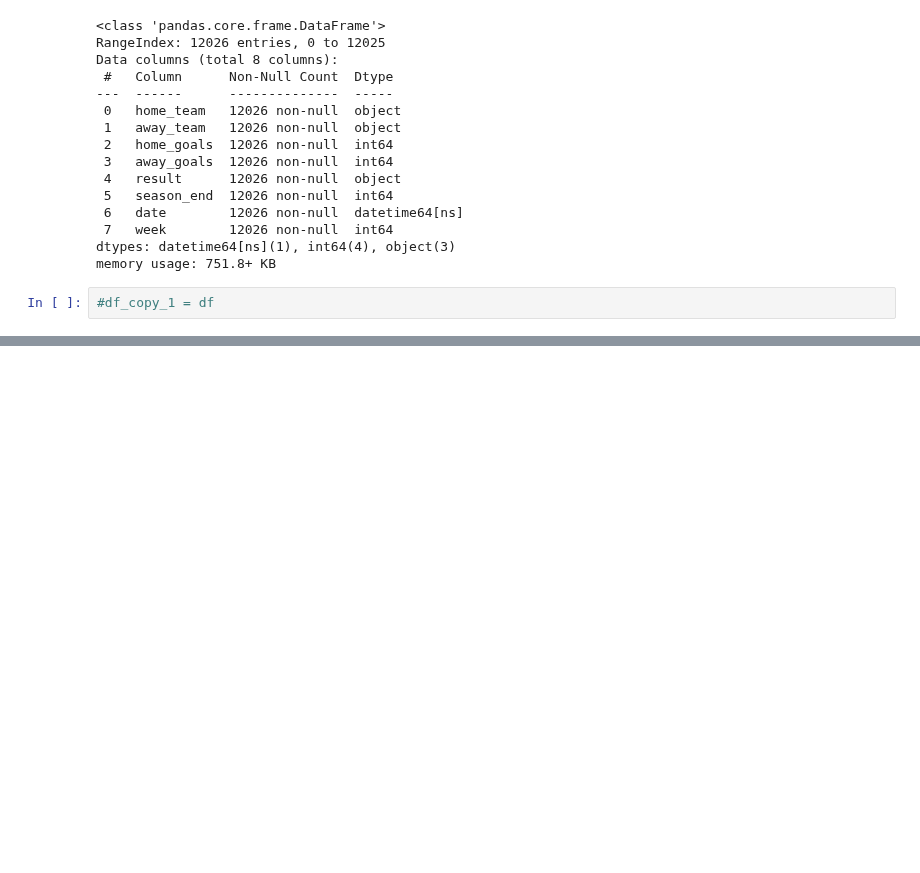
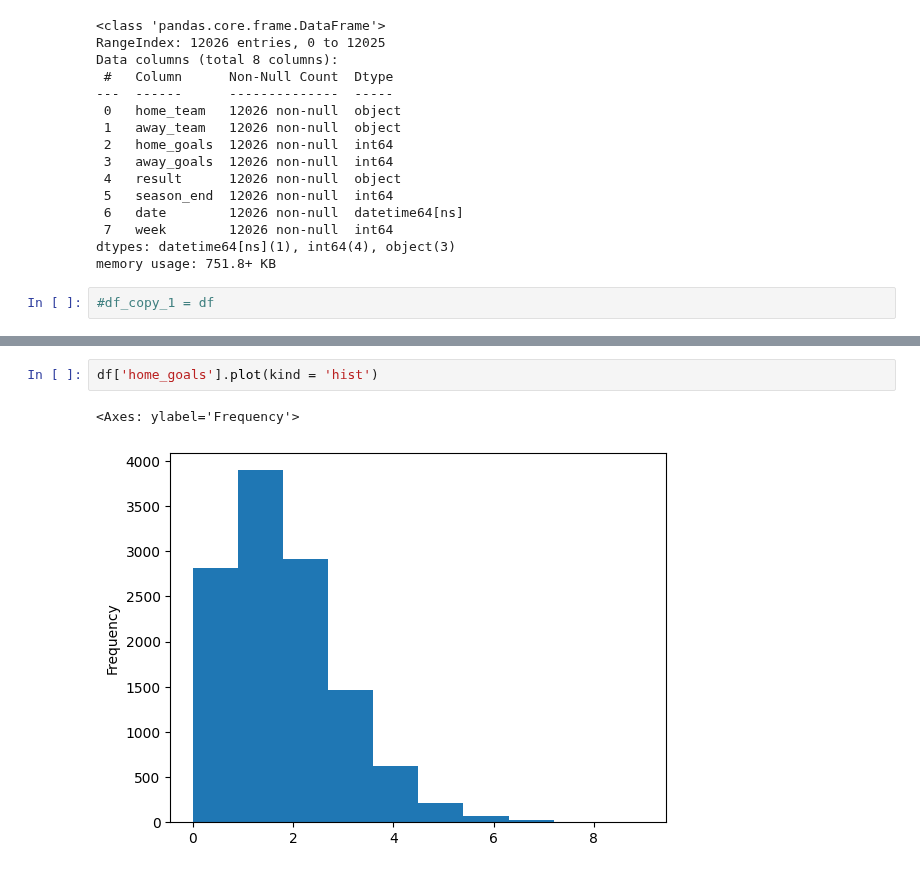
Before and after one commit to AgentXCross/PythonDS-ML, a Jupyter notebook: Projects/Notebooks/premier_league.ipynb, the cells around one changed output, grey strips where cells are left out. Cells and saved outputs as stored; diff of their text form; blank space fills up the shorter version.

```diff
--- a/Projects/Notebooks/premier_league.ipynb
+++ b/Projects/Notebooks/premier_league.ipynb
@@ -106,0 +145,5 @@ memory usage: 751.8+ KB
+# %%
+df['home_goals'].plot(kind = 'hist')
+# %% [output]
+<Axes: ylabel='Frequency'>
+[figure, added]
```
Also changed, not shown: parts of 18 cells of this notebook.
